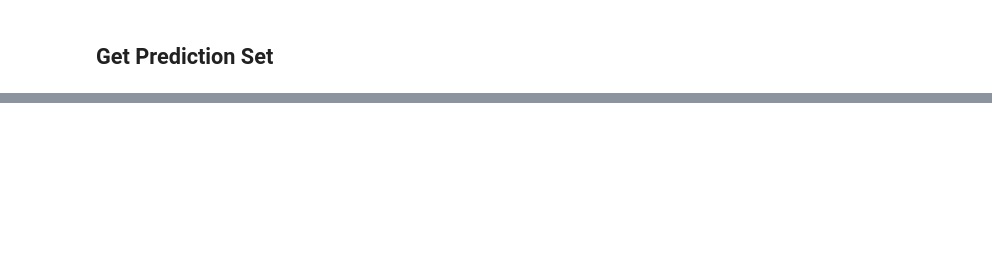
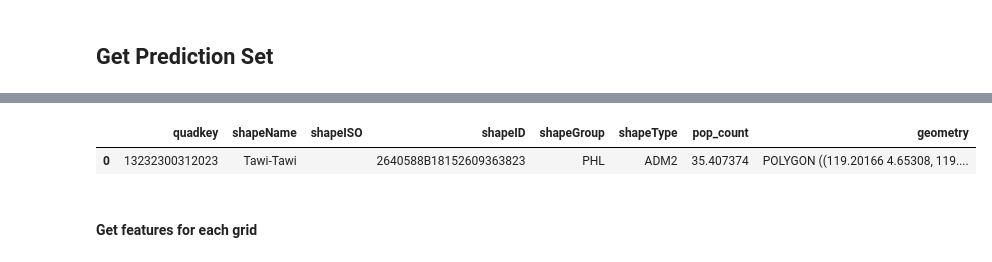
Before and after one commit to teofc111/poverty_mapping, a Jupyter notebook: poverty_mapping.ipynb, the cells around one changed output, grey strips where cells are left out. Drawn from its saved outputs; the diff is of its cells as text; code cells hidden in the pictures; blank space fills up the shorter version.

```diff
--- a/poverty_mapping.ipynb
+++ b/poverty_mapping.ipynb
@@ -607,4 +652,0 @@ ZOOM_LEVEL = 14
-# %%
-admin_grids_gdf = get_region_filtered_bingtile_grids(
-    REGION, admin_lvl=ADMIN_LVL, quadkey_lvl=ZOOM_LEVEL, use_cache=False,
-)
@@ -615,0 +772,29 @@ admin_grids_gdf.to_file(grid_save_path, driver="GeoJSON", index=False)
+# %%
+# INPUT
+extra_args = None
+DEFAULT_CACHE_DIR = "~/.cache/geowrangler"
+cache_dir = DEFAULT_CACHE_DIR
+COUNTRY_CODE = "ph"
+quadkey_lvl = 14
+admin_lvl = "ADM2"
+use_cache = True
+hrsl_country = 'phl'
+hrsl_year = 2020
+demographic = 'general'
+filetype = 'geotiff'
+assign_grid_admin_area = True
+metric_crs = "epsg:3857"
+group_col = None
+max_batch_size = None
+n_workers = None
+region = get_region_name(COUNTRY_CODE, code="alpha-2").lower()
+
+admin_grids_gdf = get_admin_grids_gdf(
+    region=region,admin_lvl=admin_lvl,
+    quadkey_lvl=quadkey_lvl,use_cache=use_cache,
+    cache_dir=cache_dir,assign_grid_admin_area=assign_grid_admin_area,
+    metric_crs=metric_crs,extra_args=extra_args,
+    group_col=group_col,max_batch_size=max_batch_size,
+    n_workers=n_workers,hrsl_country=hrsl_country,
+    hrsl_year=hrsl_year, demographic=demographic,
+    filetype=filetype)
@@ -615,0 +803,7 @@ admin_grids_gdf.to_file(grid_save_path, driver="GeoJSON", index=False)
+# %%
+admin_grids_gdf.head(1)
+# %% [output]
+|  | quadkey | shapeName | shapeISO | shapeID | shapeGroup | shapeType | pop_count | geometry |
+| 0 | 13232300312023 | Tawi-Tawi |  | 2640588B18152609363823 | PHL | ADM2 | 35.407374 | POLYGON ((119.20166 4.65308, 119.... |
+# %% [markdown]
+#### Get features for each grid
```
Also changed, not shown: parts of 22 cells of this notebook, 3 other files.
